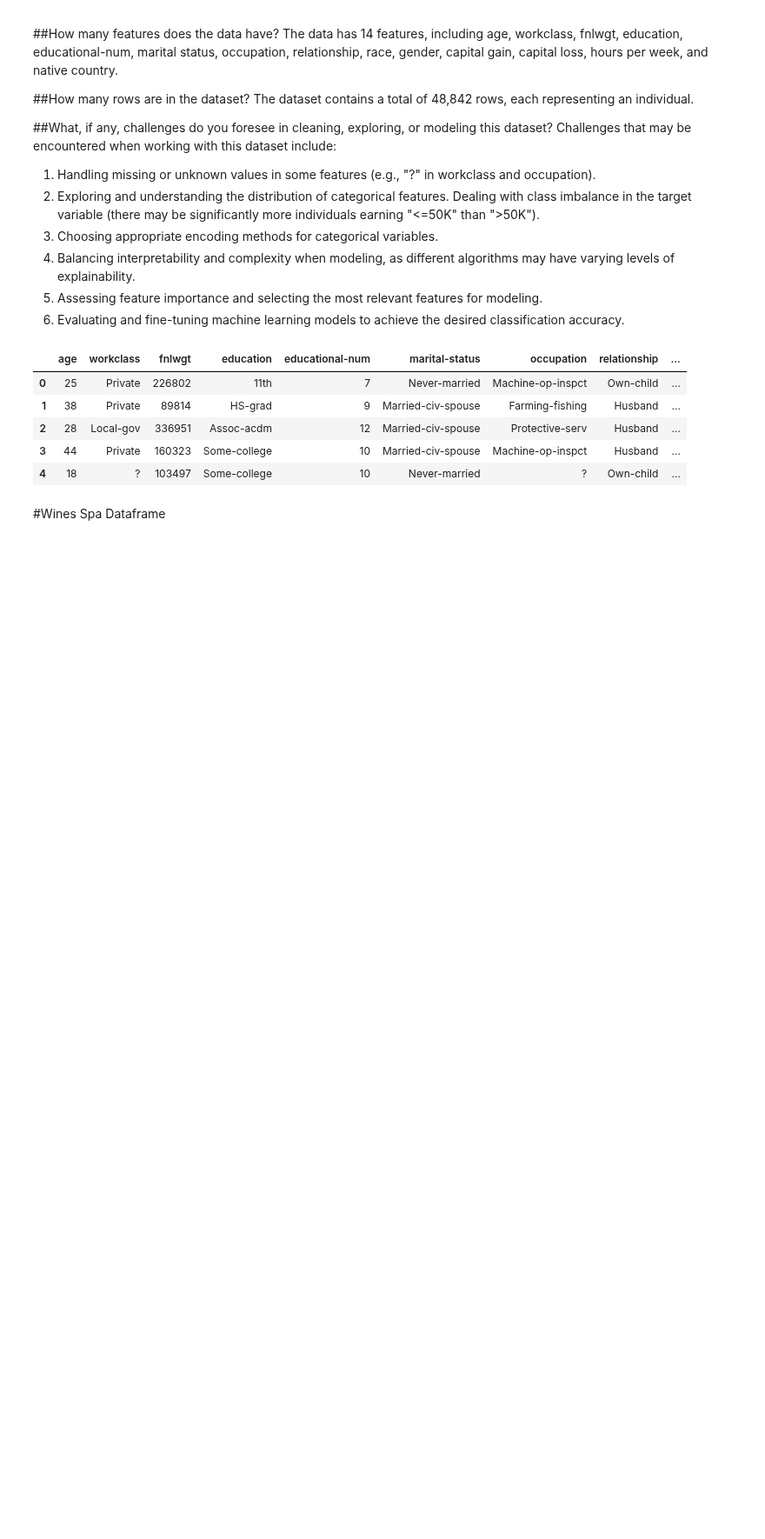
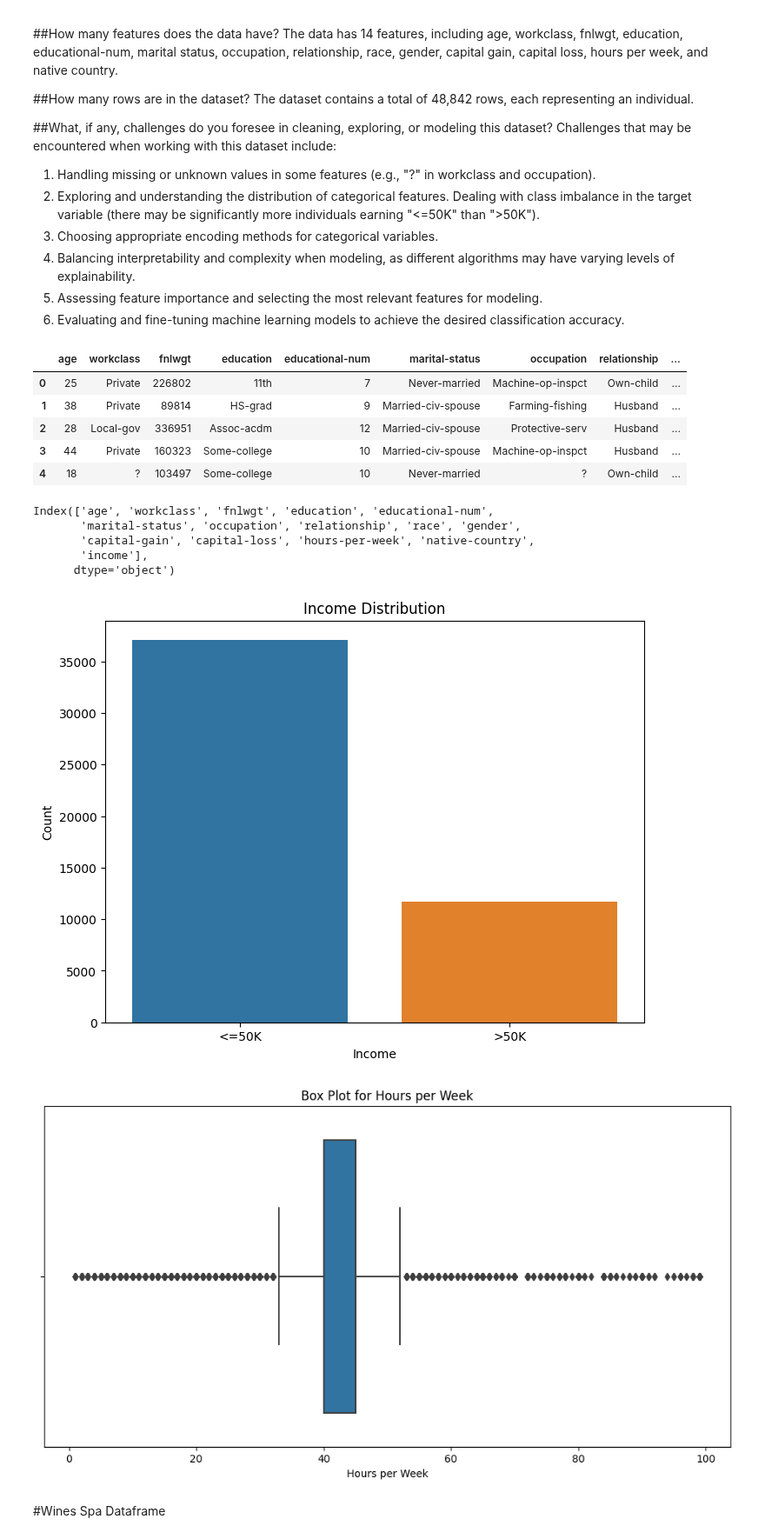
Before and after one commit to OleFlow/MechineLearning, a Jupyter notebook: Project_Core.ipynb, the cells around one changed output. Shown at 87% size. Cells and saved outputs as stored; diff of their text form; code cells hidden in the pictures; blank space fills up the shorter version.

```diff
--- a/Project_Core.ipynb
+++ b/Project_Core.ipynb
@@ -42,10 +44,10 @@ Dealing with class imbalance in the target variable (there may be significantly
 file_path = "/content/drive/MyDrive/CodingDojo/02-MachineLearning/Week05/Data/adult.csv"
 
 # Load the dataset with column names inferred from the first row
-df = pd.read_csv(file_path)
+data = pd.read_csv(file_path)
 
 # Display the first few rows of the dataset
-df.head()
+data.head()
 # %% [output]
 |  | age | workclass | fnlwgt | education | educational-num | marital-status | occupation | relationship | ... |
 | 0 | 25 | Private | 226802 | 11th | 7 | Never-married | Machine-op-inspct | Own-child | ... |
@@ -53,6 +55,51 @@ df.head()
 | 2 | 28 | Local-gov | 336951 | Assoc-acdm | 12 | Married-civ-spouse | Protective-serv | Husband | ... |
 | 3 | 44 | Private | 160323 | Some-college | 10 | Married-civ-spouse | Machine-op-inspct | Husband | ... |
 | 4 | 18 | ? | 103497 | Some-college | 10 | Never-married | ? | Own-child | ... |
+# %%
+# Check the column names
+print(data.columns)
+
+# Drop unnecessary columns
+data.drop(['fnlwgt', 'educational-num'], axis=1)
+
+# Remove duplicate rows
+data = data.drop_duplicates()
+
+# Check for missing values
+missing_values = data.isnull().sum()
+
+# Handle missing values based on data analysis
+# For example, fill missing values in categorical columns with mode, and numerical columns with median
+data['workclass'].fillna(data['workclass'].mode()[0], inplace=True)
+data['occupation'].fillna(data['occupation'].mode()[0], inplace=True)
+data['native-country'].fillna(data['native-country'].mode()[0], inplace=True)
+
+# Ensure consistency in categorical values
+data['marital-status'] = data['marital-status'].str.strip()
+data['gender'] = data['gender'].str.lower()
+
+# Univariate visualizations for the target variable 'income'
+plt.figure(figsize=(8, 6))
+sns.countplot(x='income', data=data)
+plt.title('Income Distribution')
+plt.xlabel('Income')
+plt.ylabel('Count')
+plt.show()
+
+# Identify outliers using box plots
+plt.figure(figsize=(12, 6))
+sns.boxplot(x='hours-per-week', data=data)
+plt.title('Box Plot for Hours per Week')
+plt.xlabel('Hours per Week')
+plt.show()
+# %% [output]
+Index(['age', 'workclass', 'fnlwgt', 'education', 'educational-num',
+       'marital-status', 'occupation', 'relationship', 'race', 'gender',
+       'capital-gain', 'capital-loss', 'hours-per-week', 'native-country',
+       'income'],
+      dtype='object')
+[figure, added]
+[figure, added]
 # %% [markdown]
 #Wines Spa Dataframe
 # %% [markdown]
```
Also changed, not shown: parts of 3 cells of this notebook.
